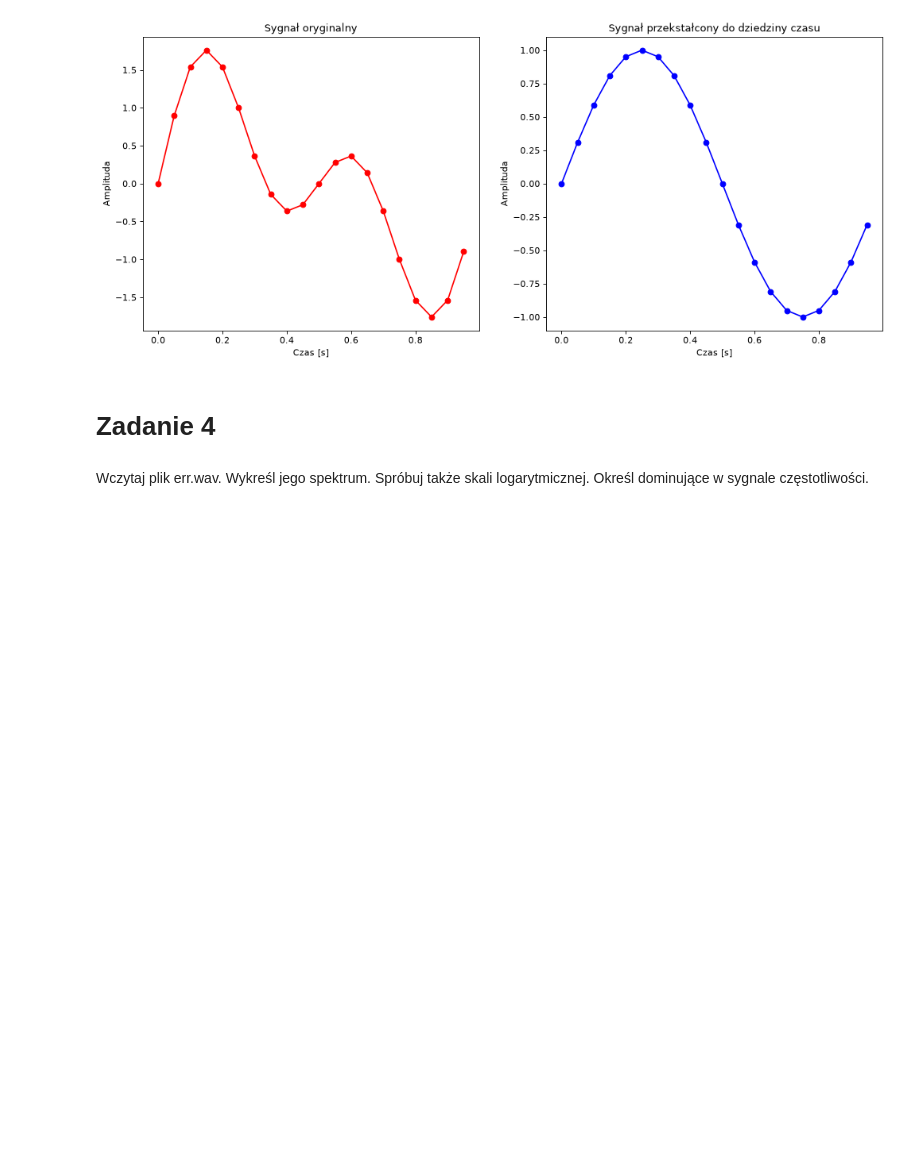
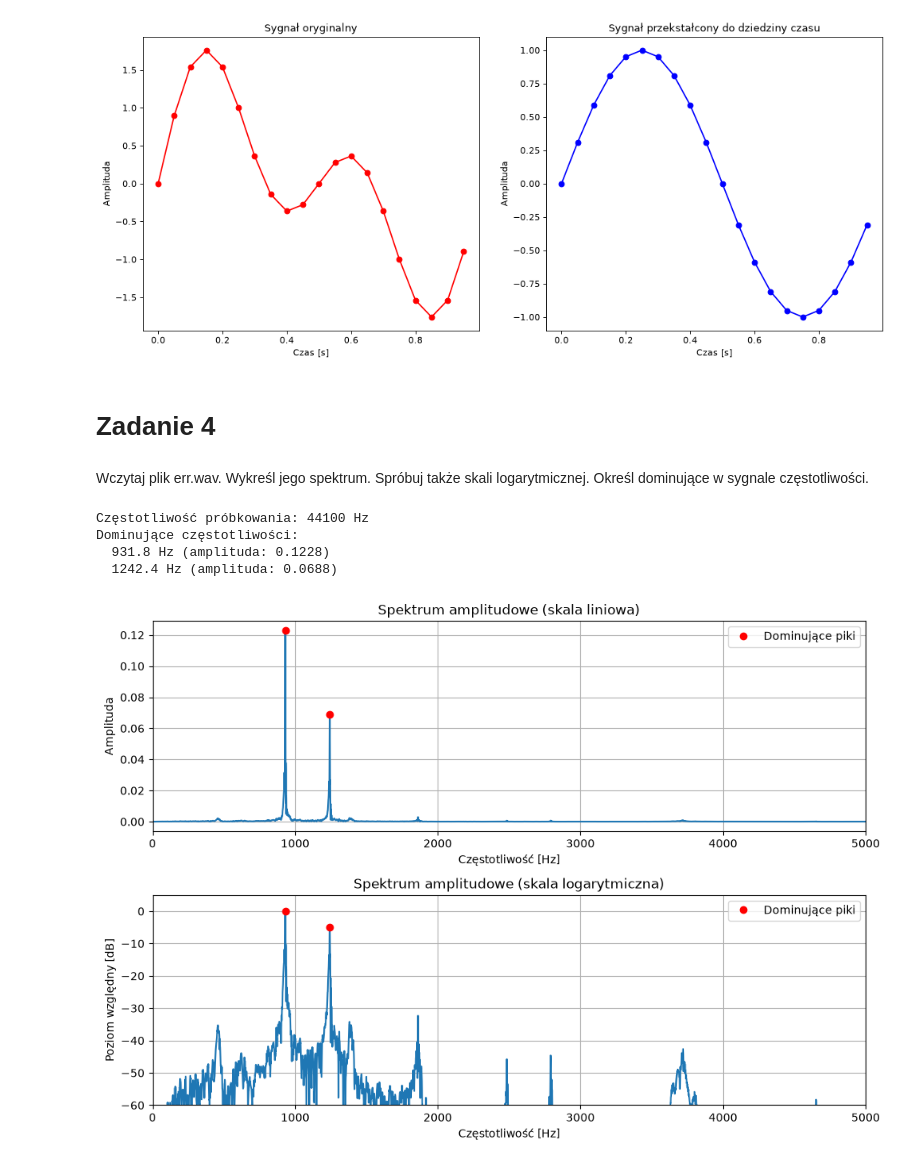
Before and after one commit to gaucho212/KCK, a Jupyter notebook: Lab3/2025/Sygnaly_cz1_clear.ipynb, the cells around one changed output. Saved outputs shown, nothing was run; the diff lists cells and outputs as text; code cells hidden in the pictures; blank space fills up the shorter version.

```diff
--- a/Lab3/2025/Sygnaly_cz1_clear.ipynb
+++ b/Lab3/2025/Sygnaly_cz1_clear.ipynb
@@ -387,3 +429,59 @@ Text(0, 0.5, 'Amplituda')
 # Zadanie 4
 # %% [markdown]
 Wczytaj plik err.wav. Wykreśl jego spektrum. Spróbuj także skali logarytmicznej. Określ dominujące w sygnale częstotliwości.
+# %%
+import numpy as np
+import matplotlib.pyplot as plt
+from scipy.io import wavfile
+from scipy.signal import find_peaks
+
+fs, dane = wavfile.read("err.wav")
+if dane.ndim > 1:
+    dane = dane[:, 0]
+
+dane = dane / np.max(np.abs(dane))
+n = len(dane)
+
+widmo = np.abs(np.fft.rfft(dane)) * 2 / n
+czest = np.fft.rfftfreq(n, d=1 / fs)
+
+min_odleglosc = max(1, int(20 * n / fs))
+piki, _ = find_peaks(widmo, height=0.1 * np.max(widmo), distance=min_odleglosc)
+piki = piki[np.argsort(widmo[piki])[::-1]]
+
+print(f"Częstotliwość próbkowania: {fs} Hz")
+print("Dominujące częstotliwości:")
+for f, amp in zip(czest[piki[:5]], widmo[piki[:5]]):
+    print(f"  {f:.1f} Hz (amplituda: {amp:.4f})")
+
+widmo_db = 20 * np.log10(widmo / np.max(widmo) + 1e-12)
+
+fig, (ax1, ax2) = plt.subplots(2, 1, figsize=(10, 7))
+
+ax1.plot(czest, widmo)
+ax1.plot(czest[piki[:5]], widmo[piki[:5]], "ro", label="Dominujące piki")
+ax1.set_title("Spektrum amplitudowe (skala liniowa)")
+ax1.set_xlabel("Częstotliwość [Hz]")
+ax1.set_ylabel("Amplituda")
+ax1.set_xlim(0, min(fs / 2, 5000))
+ax1.legend()
+ax1.grid(True)
+
+ax2.plot(czest, widmo_db)
+ax2.plot(czest[piki[:5]], widmo_db[piki[:5]], "ro", label="Dominujące piki")
+ax2.set_title("Spektrum amplitudowe (skala logarytmiczna)")
+ax2.set_xlabel("Częstotliwość [Hz]")
+ax2.set_ylabel("Poziom względny [dB]")
+ax2.set_xlim(0, min(fs / 2, 5000))
+ax2.set_ylim(-60, 5)
+ax2.legend()
+ax2.grid(True)
+
+plt.tight_layout()
+plt.show()
+# %% [output]
+Częstotliwość próbkowania: 44100 Hz
+Dominujące częstotliwości:
+  931.8 Hz (amplituda: 0.1228)
+  1242.4 Hz (amplituda: 0.0688)
+[figure, added]
```
Also changed, not shown: parts of 1 cell of this notebook, 1 other file.
